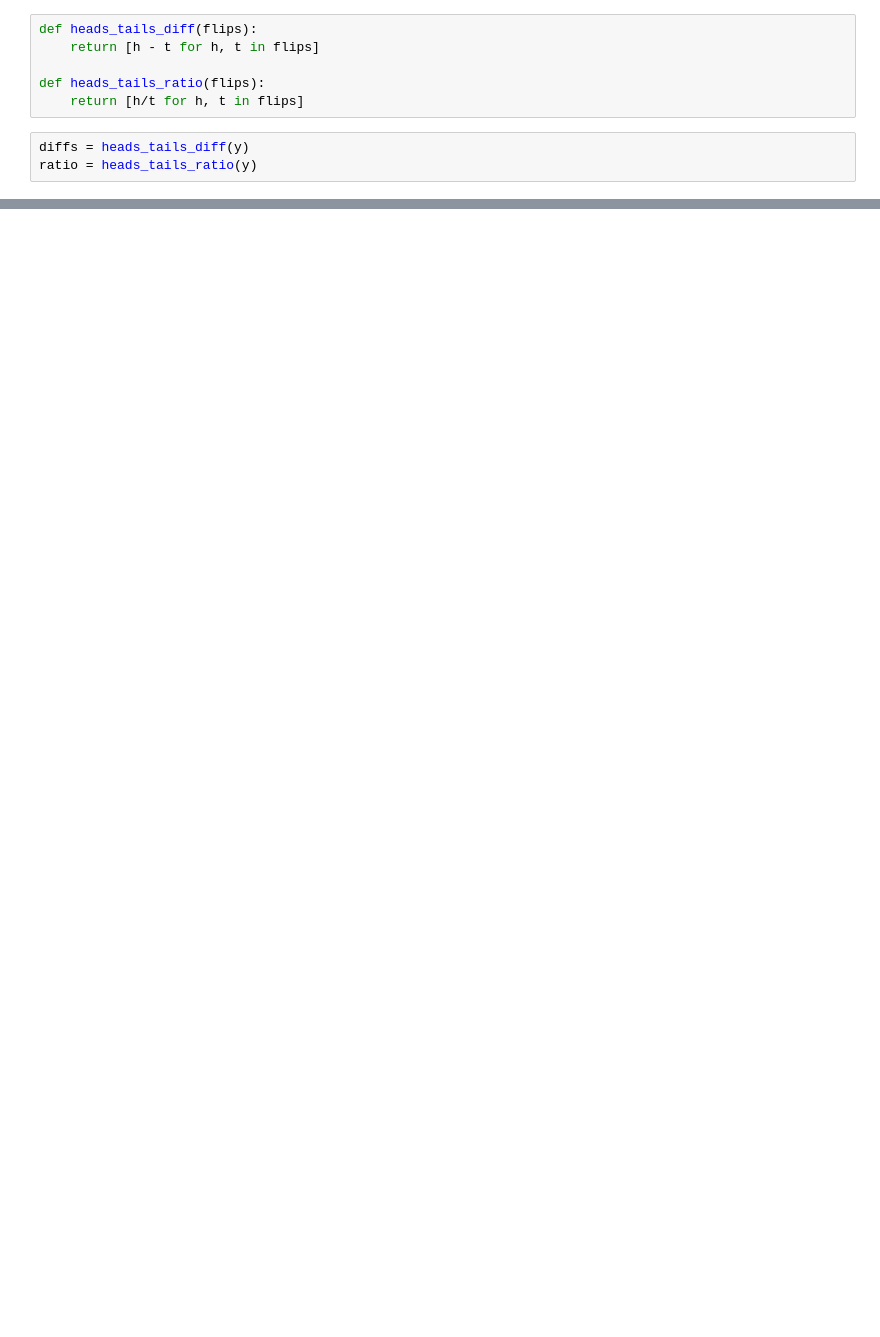
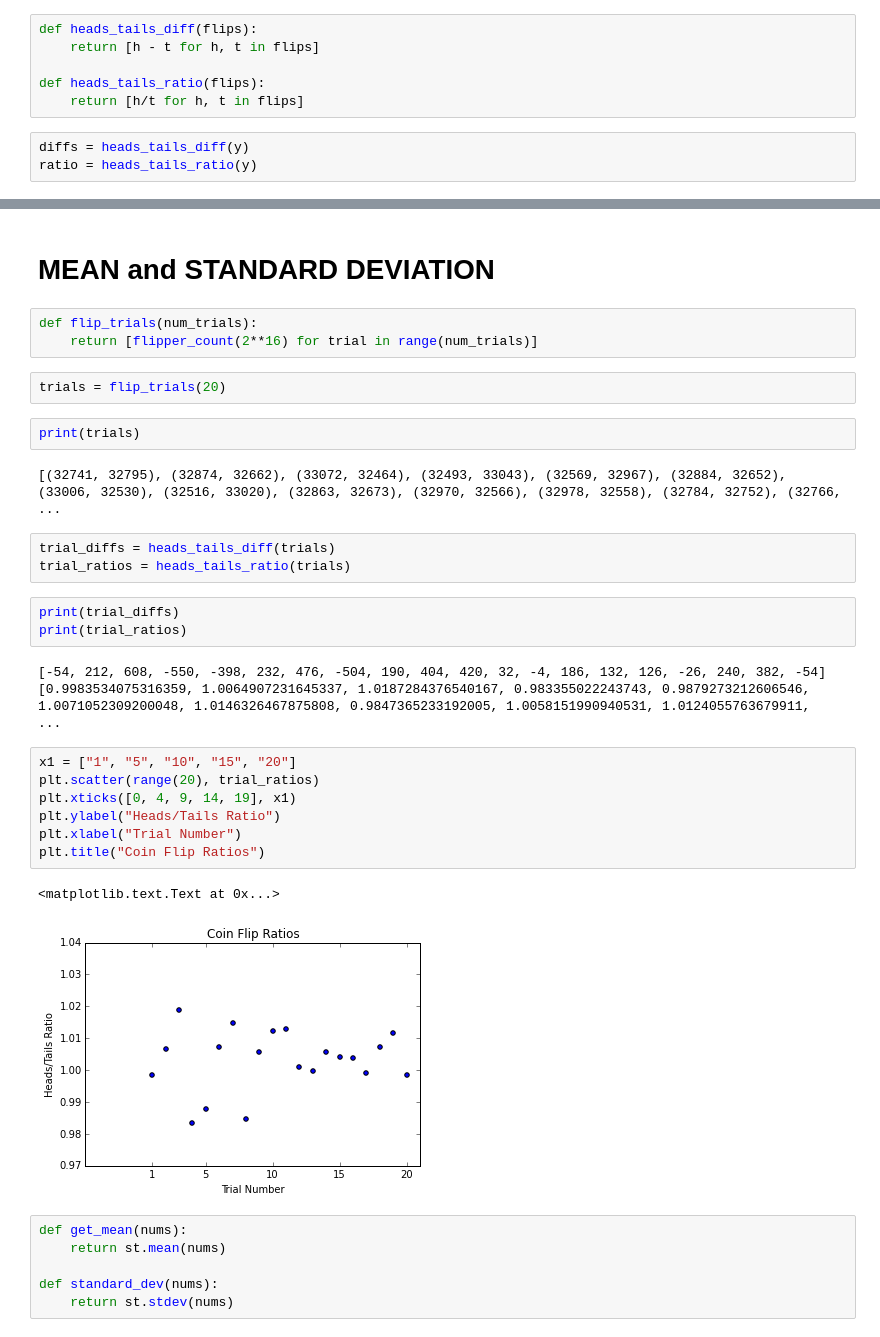
Before and after one commit to tiy-gvl-python-2015-09/charting-coin-flips, a Jupyter notebook: Charting Coin Flips.ipynb, the cells around one changed output, grey strips where cells are left out. Drawn from its saved outputs; the diff is of its cells as text; blank space fills up the shorter version.

Commit message:
Mean and Standard Deviation added

```diff
--- a/Charting Coin Flips.ipynb
+++ b/Charting Coin Flips.ipynb
@@ -88,0 +94,36 @@ plt.title("Coin Flip Ratio")
+# %% [markdown]
+# MEAN and STANDARD DEVIATION
+# %%
+def flip_trials(num_trials):
+    return [flipper_count(2**16) for trial in range(num_trials)]
+# %%
+trials = flip_trials(20)
+# %%
+print(trials)
+# %% [output]
+[(32741, 32795), (32874, 32662), (33072, 32464), (32493, 33043), (32569, 32967), (32884, 32652), (33006, 32530), (32516, 33020), (32863, 32673), (32970, 32566), (32978, 32558), (32784, 32752), (32766, ...
+# %%
+trial_diffs = heads_tails_diff(trials)
+trial_ratios = heads_tails_ratio(trials)
+# %%
+print(trial_diffs)
+print(trial_ratios)
+# %% [output]
+[-54, 212, 608, -550, -398, 232, 476, -504, 190, 404, 420, 32, -4, 186, 132, 126, -26, 240, 382, -54]
+[0.9983534075316359, 1.0064907231645337, 1.0187284376540167, 0.983355022243743, 0.9879273212606546, 1.0071052309200048, 1.0146326467875808, 0.9847365233192005, 1.0058151990940531, 1.0124055763679911,  ...
+# %%
+x1 = ["1", "5", "10", "15", "20"]
+plt.scatter(range(20), trial_ratios)
+plt.xticks([0, 4, 9, 14, 19], x1)
+plt.ylabel("Heads/Tails Ratio")
+plt.xlabel("Trial Number")
+plt.title("Coin Flip Ratios")
+# %% [output]
+<matplotlib.text.Text at 0x...>
+[figure, added]
+# %%
+def get_mean(nums):
+    return st.mean(nums)
+
+def standard_dev(nums):
+    return st.stdev(nums)
```
Also changed, not shown: parts of 12 cells of this notebook.
